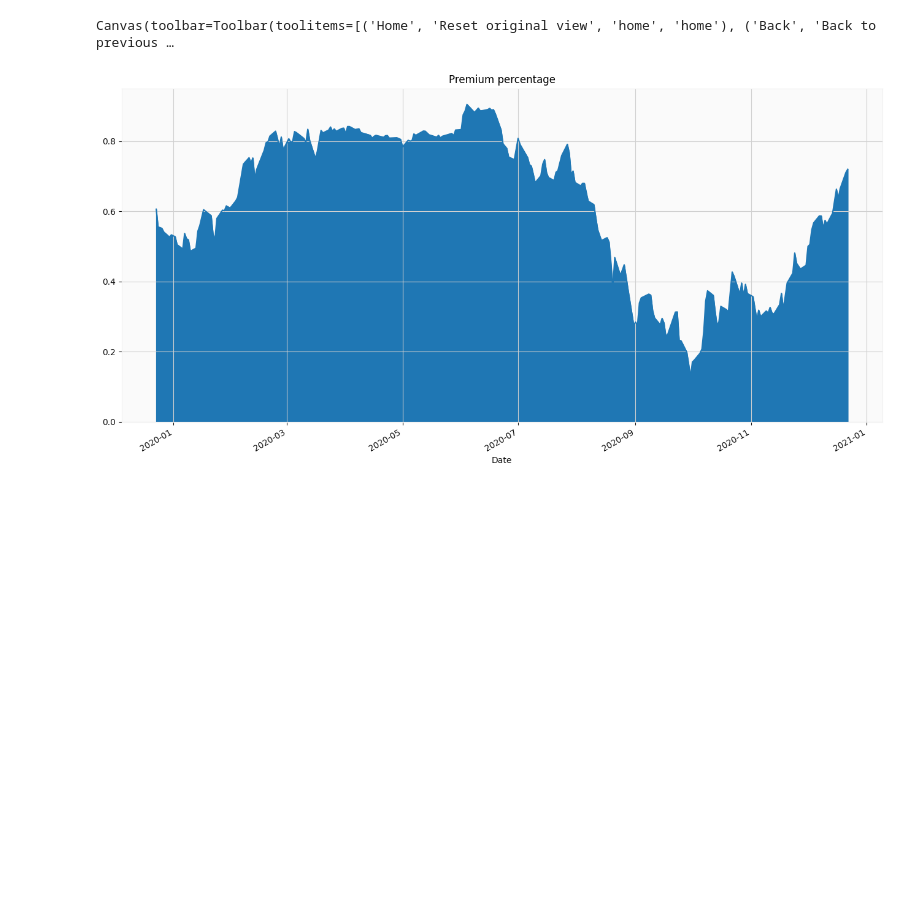
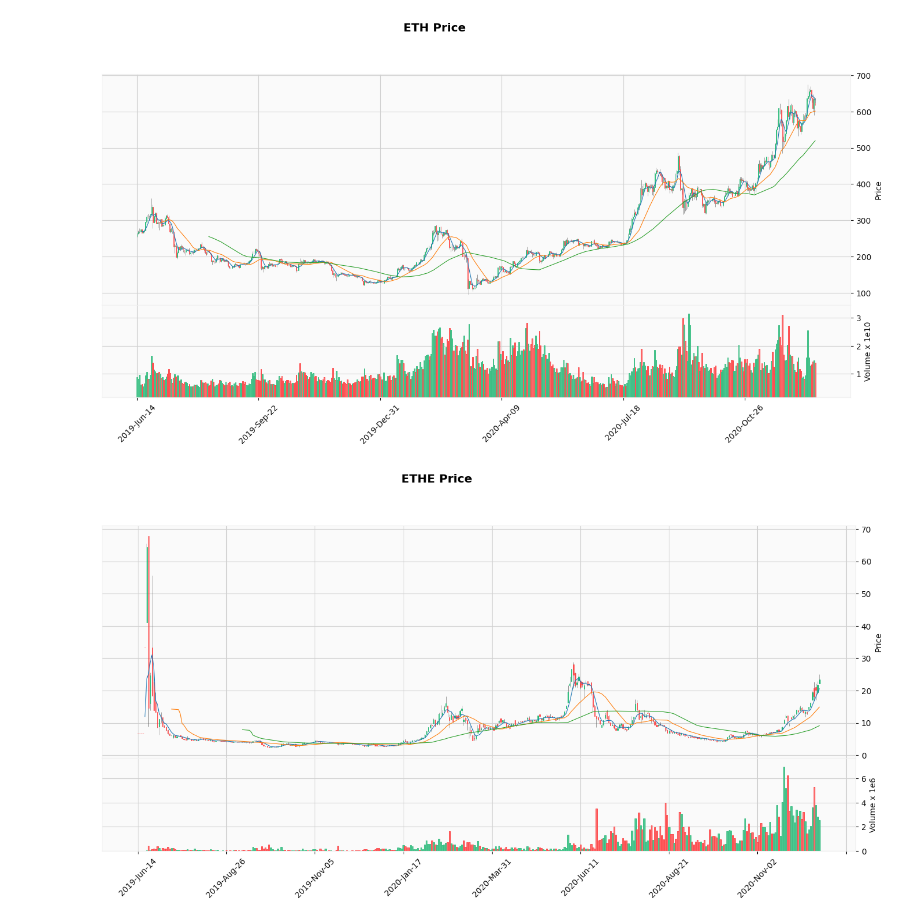
Before and after one commit to tyrchen/jupyter, a Jupyter notebook: cryptocurrency.ipynb, the cells around one changed output. Cells and saved outputs as stored; diff of their text form; code cells hidden in the pictures; blank space fills up the shorter version.

```diff
--- a/cryptocurrency.ipynb
+++ b/cryptocurrency.ipynb
@@ -44,3 +72,2 @@ Canvas(toolbar=Toolbar(toolitems=[('Home', 'Reset original view', 'home', 'home'
 # %%
-%matplotlib inline
-eth, ethe = get_crypto_and_stock('ETH-USD', 'ETHE', period='1y')
+eth, ethe = get_crypto_and_stock('ETH-USD', 'ETHE', 0.01030231, period='3y')
@@ -50,6 +74,7 @@ eth, ethe = get_crypto_and_stock('ETH-USD', 'ETHE', period='1y')
-# %%
-%matplotlib widget
-df = draw_premium_percentage(eth, ethe, 0.01030231)
-# %% [output]
-Canvas(toolbar=Toolbar(toolitems=[('Home', 'Reset original view', 'home', 'home'), ('Back', 'Back to previous …
-[figure, removed]
+# %%
+%matplotlib inline
+draw_candlestick(eth, 'ETH Price')
+draw_candlestick(ethe, 'ETHE Price')
+# %% [output]
+[figure, added]
+[figure, added]
```
Also changed, not shown: parts of 26 cells of this notebook.
